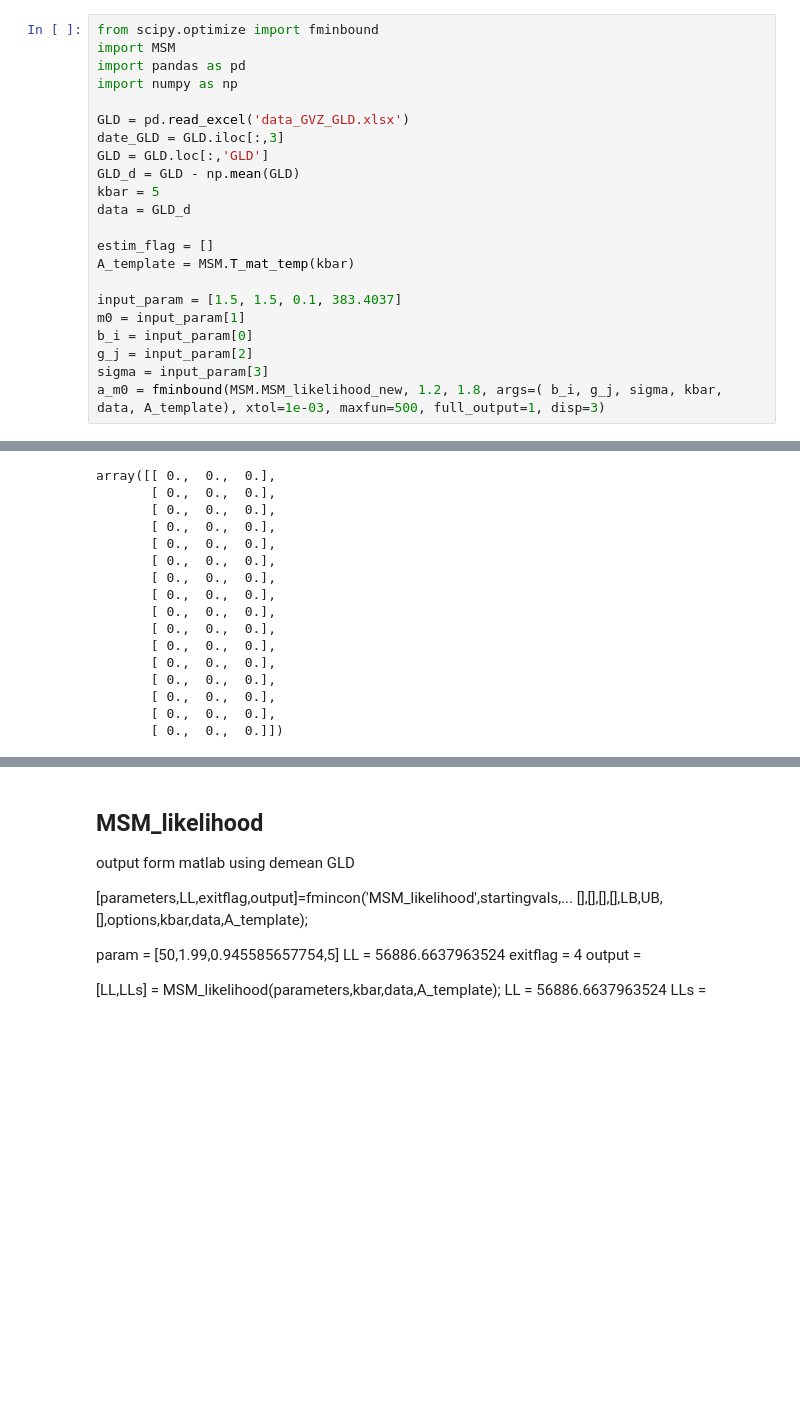
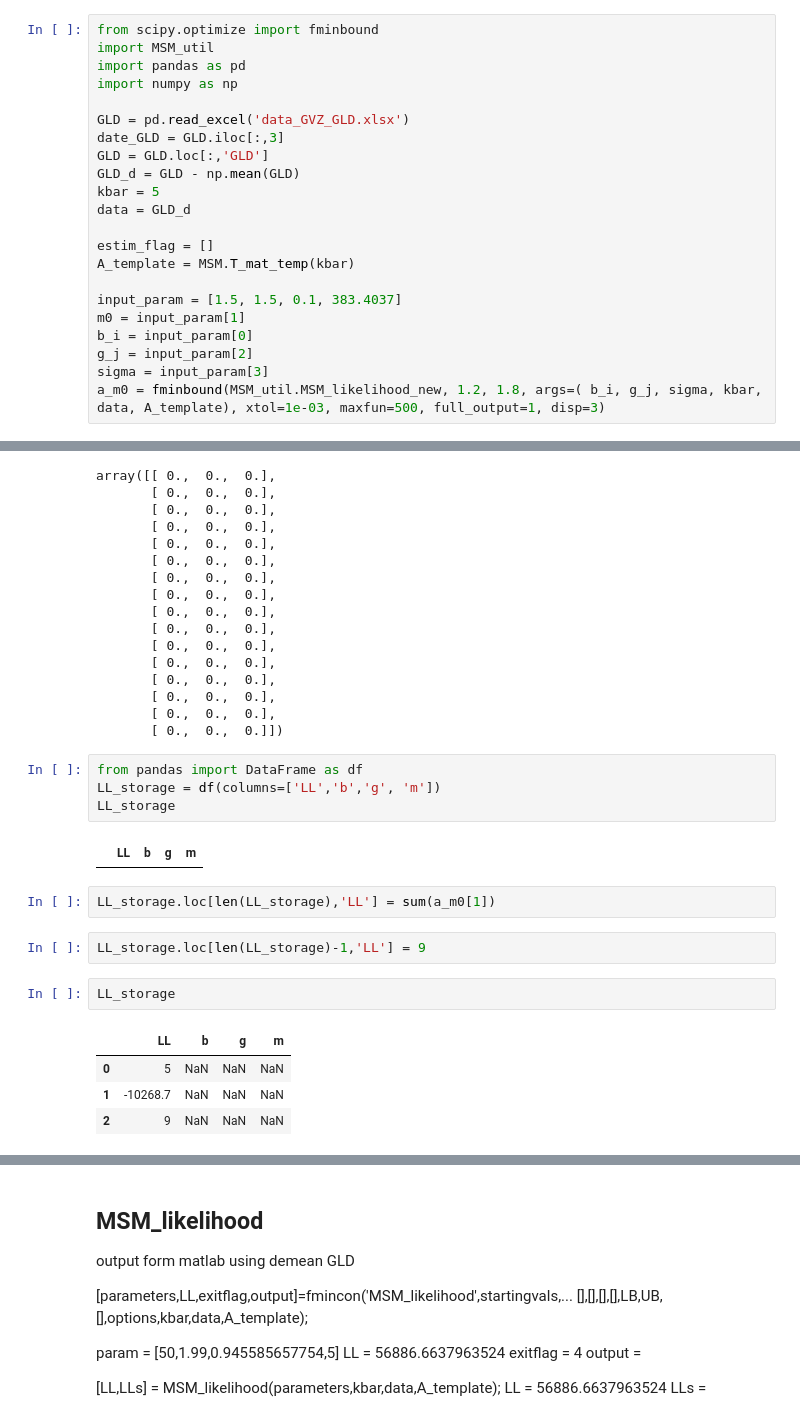
Before and after one commit to lawofearth/MSM_Thanasarn, a Jupyter notebook: 180130_MSM_test.ipynb, the cells around one changed output, grey strips where cells are left out. Cells and saved outputs as stored; diff of their text form; blank space fills up the shorter version.

```diff
--- a/180130_MSM_test.ipynb
+++ b/180130_MSM_test.ipynb
@@ -83,6 +81,6 @@ IndentationError: unindent does not match any outer indentation level (<ipython-
 # %%
 from scipy.optimize import fminbound
-import MSM
+import MSM_util
 import pandas as pd
 import numpy as np
 
@@ -101,7 +99,7 @@ m0 = input_param[1]
 b_i = input_param[0]
 g_j = input_param[2]
 sigma = input_param[3]
-a_m0 = fminbound(MSM.MSM_likelihood_new, 1.2, 1.8, args=( b_i, g_j, sigma, kbar, data, A_template), xtol=1e-03, maxfun=500, full_output=1, disp=3)
+a_m0 = fminbound(MSM_util.MSM_likelihood_new, 1.2, 1.8, args=( b_i, g_j, sigma, kbar, data, A_template), xtol=1e-03, maxfun=500, full_output=1, disp=3)
 # %% [output]
  Func-count     x          f(x)          Procedure
     1        1.42918     -10268.7        initial
@@ -202,3 +204,20 @@ array([[ 0.,  0.,  0.],
        [ 0.,  0.,  0.],
        [ 0.,  0.,  0.],
        [ 0.,  0.,  0.]])
+# %%
+from pandas import DataFrame as df
+LL_storage = df(columns=['LL','b','g', 'm'])
+LL_storage
+# %% [output]
+|  | LL | b | g | m |
+# %%
+LL_storage.loc[len(LL_storage),'LL'] = sum(a_m0[1])
+# %%
+LL_storage.loc[len(LL_storage)-1,'LL'] = 9
+# %%
+LL_storage
+# %% [output]
+|  | LL | b | g | m |
+| 0 | 5 | NaN | NaN | NaN |
+| 1 | -10268.7 | NaN | NaN | NaN |
+| 2 | 9 | NaN | NaN | NaN |
```
Also changed, not shown: parts of 7 cells of this notebook, 3 other files.
